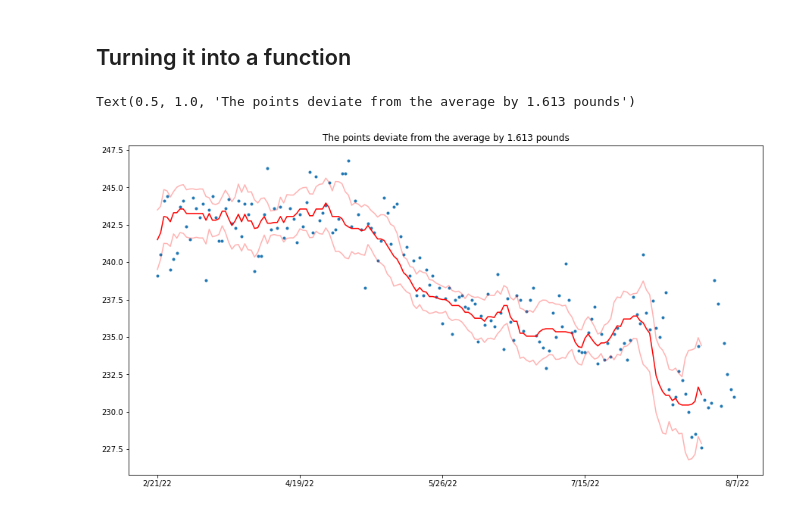
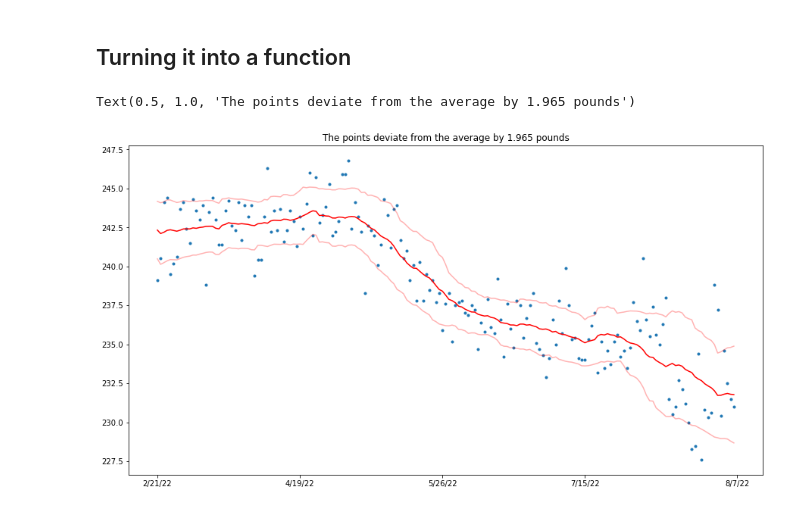
Before and after one commit to Matthew1309/dad_weight, a Jupyter notebook: dads_weight_data.ipynb, the cells around one changed output. Cells and saved outputs as stored; diff of their text form; code cells hidden in the pictures.

Commit message:
Fix rollingFun and performed derivatives

```diff
--- a/dads_weight_data.ipynb
+++ b/dads_weight_data.ipynb
@@ -158,0 +171,12 @@ for i in range(len(df['weights'])-n):
+# %%
+rollingAverage = []
+rawData = df['weights']
+n = 3
+for i in range(len(rawData)):
+    windowStart = np.maximum(0,i-n)
+    windowEnd = np.minimum(len(rawData)-1,i+n)
+    rollingAverage.append(np.mean(rawData[windowStart:windowEnd]))
+
+plt.plot(rawData)
+plt.plot(rollingAverage)
+#rollingAverage.extend(4*[rollingAverage[-1]])
@@ -162,24 +189,24 @@ for i in range(len(df['weights'])-n):
 def rollingFun(data, windowSize, fun=np.mean):
     rollingAverage = []
     data = np.array(data)
-    for i in range(len(data)-windowSize):
-        windowStart = i
-        windowEnd = i+windowSize
+    for i in range(len(data)):
+        windowStart = np.maximum(0,i-windowSize)
+        windowEnd = np.minimum(len(data)-1,i+windowSize)
         rollingAverage.append(fun(data[windowStart:windowEnd]))
     return(rollingAverage)
 # %%
-rollingAverage = rollingFun(df['weights'], 10, np.median)
-rollingStd = rollingFun(df['weights'], 10, np.std)
+rollingAverage = rollingFun(df['weights'], 15, np.mean)
+rollingStd = rollingFun(df['weights'], 15, np.std)
 
 plt.figure(figsize=(15, 8))
 plt.plot(range(0,df.shape[0]), df['weights'], linewidth=0, marker='.')
 plt.xticks(ticks=dates_to_label.index,
           labels=dates_to_label['dates'],)
 
 plt.plot(rollingAverage, color='red')
 plt.plot(np.array(rollingAverage) + np.array(rollingStd), color=[1,0,0], alpha=0.3)
 plt.plot(np.array(rollingAverage) - np.array(rollingStd), color=[1,0,0], alpha=0.3)
 plt.title(f"The points deviate from the average by {round(np.mean(rollingStd),3)} pounds")
 # %% [output]
-Text(0.5, 1.0, 'The points deviate from the average by 1.613 pounds')
+Text(0.5, 1.0, 'The points deviate from the average by 1.965 pounds')
-[figure, old version]
+[figure, new version]
```
Also changed, not shown: parts of 11 cells of this notebook.
